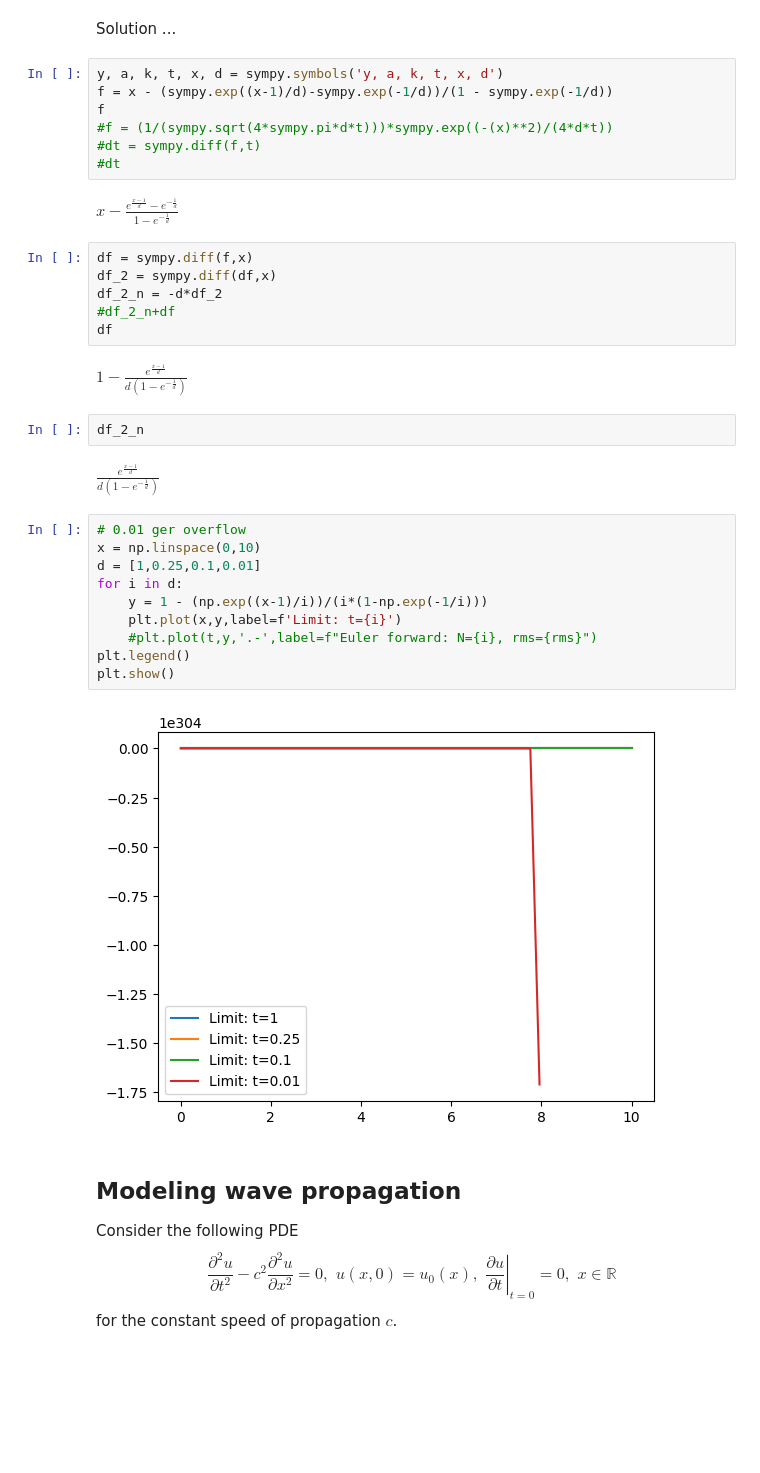
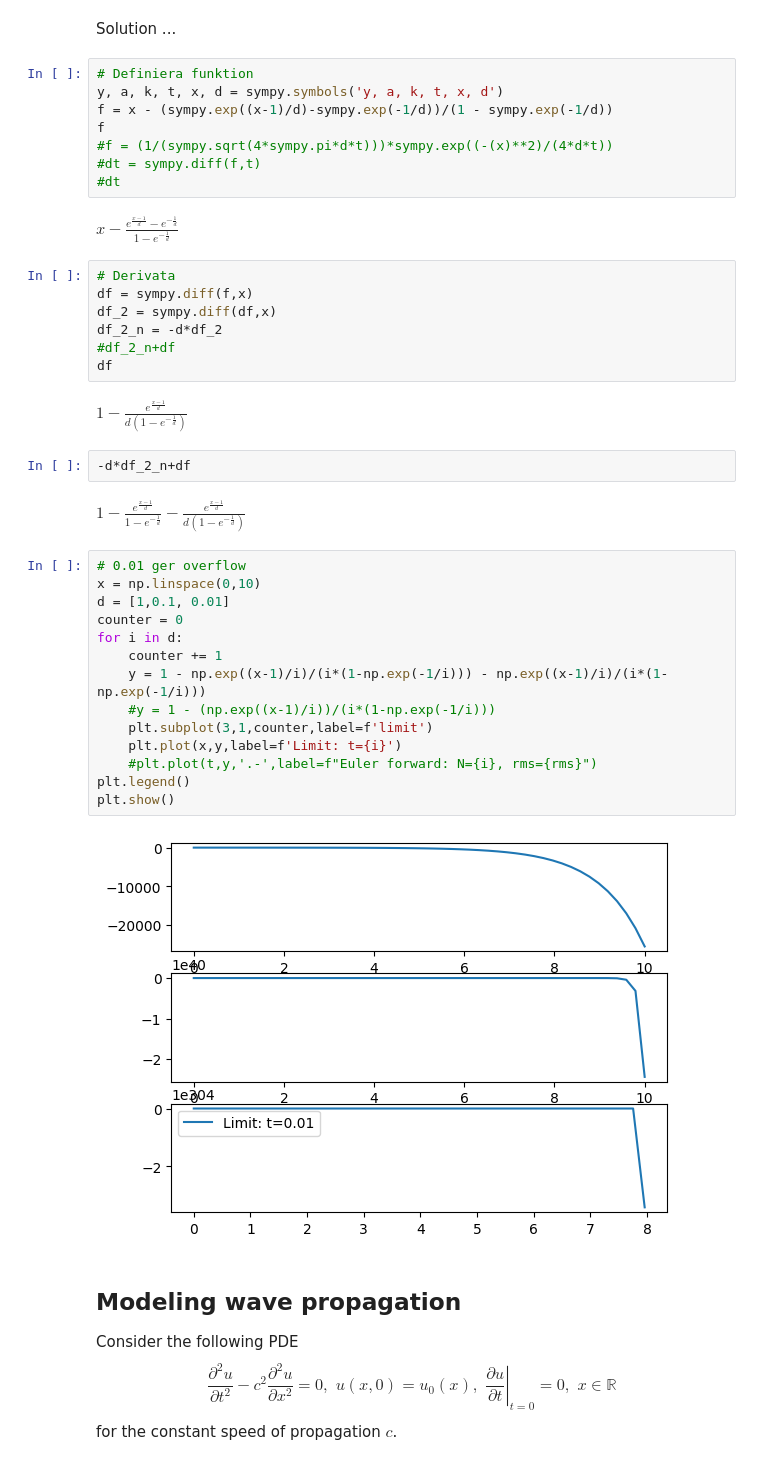
Before and after one commit to kalle6452/PDE, a Jupyter notebook: lab02.ipynb, the cells around one changed output. Saved outputs shown, nothing was run; the diff lists cells and outputs as text; blank space fills up the shorter version.

```diff
--- a/lab02.ipynb
+++ b/lab02.ipynb
@@ -511,6 +512,7 @@ Hint: By direct computation on the exact solution find $u'$ and $u''$ and use th
 # %% [markdown]
 Solution ...
 # %%
+# Definiera funktion
 y, a, k, t, x, d = sympy.symbols('y, a, k, t, x, d')
 f = x - (sympy.exp((x-1)/d)-sympy.exp(-1/d))/(1 - sympy.exp(-1/d))
 f
@@ -520,6 +522,7 @@ f
 # %% [output]
 $\displaystyle x - \frac{e^{\frac{x - 1}{d}} - e^{- \frac{1}{d}}}{1 - e^{- \frac{1}{d}}}$
 # %%
+# Derivata
 df = sympy.diff(f,x)
 df_2 = sympy.diff(df,x)
 df_2_n = -d*df_2
@@ -527,22 +530,26 @@ df_2_n = -d*df_2
 df
 # %% [output]
 $\displaystyle 1 - \frac{e^{\frac{x - 1}{d}}}{d \left(1 - e^{- \frac{1}{d}}\right)}$
-# %%
-df_2_n
-# %% [output]
-$\displaystyle \frac{e^{\frac{x - 1}{d}}}{d \left(1 - e^{- \frac{1}{d}}\right)}$
+# %%
+-d*df_2_n+df
+# %% [output]
+$\displaystyle 1 - \frac{e^{\frac{x - 1}{d}}}{1 - e^{- \frac{1}{d}}} - \frac{e^{\frac{x - 1}{d}}}{d \left(1 - e^{- \frac{1}{d}}\right)}$
 # %%
 # 0.01 ger overflow
 x = np.linspace(0,10)
-d = [1,0.25,0.1,0.01]
+d = [1,0.1, 0.01]
+counter = 0
 for i in d:
-    y = 1 - (np.exp((x-1)/i))/(i*(1-np.exp(-1/i)))
+    counter += 1
+    y = 1 - np.exp((x-1)/i)/(i*(1-np.exp(-1/i))) - np.exp((x-1)/i)/(i*(1-np.exp(-1/i)))
+    #y = 1 - (np.exp((x-1)/i))/(i*(1-np.exp(-1/i)))
+    plt.subplot(3,1,counter,label=f'limit')
     plt.plot(x,y,label=f'Limit: t={i}')
     #plt.plot(t,y,'.-',label=f"Euler forward: N={i}, rms={rms}")
 plt.legend()
 plt.show()
 # %% [output]
-[figure, old version]
+[figure, new version]
 # %% [markdown]
 ## Modeling wave propagation
 Consider the following PDE
```
Also changed, not shown: parts of 1 cell of this notebook, 1 other file.
